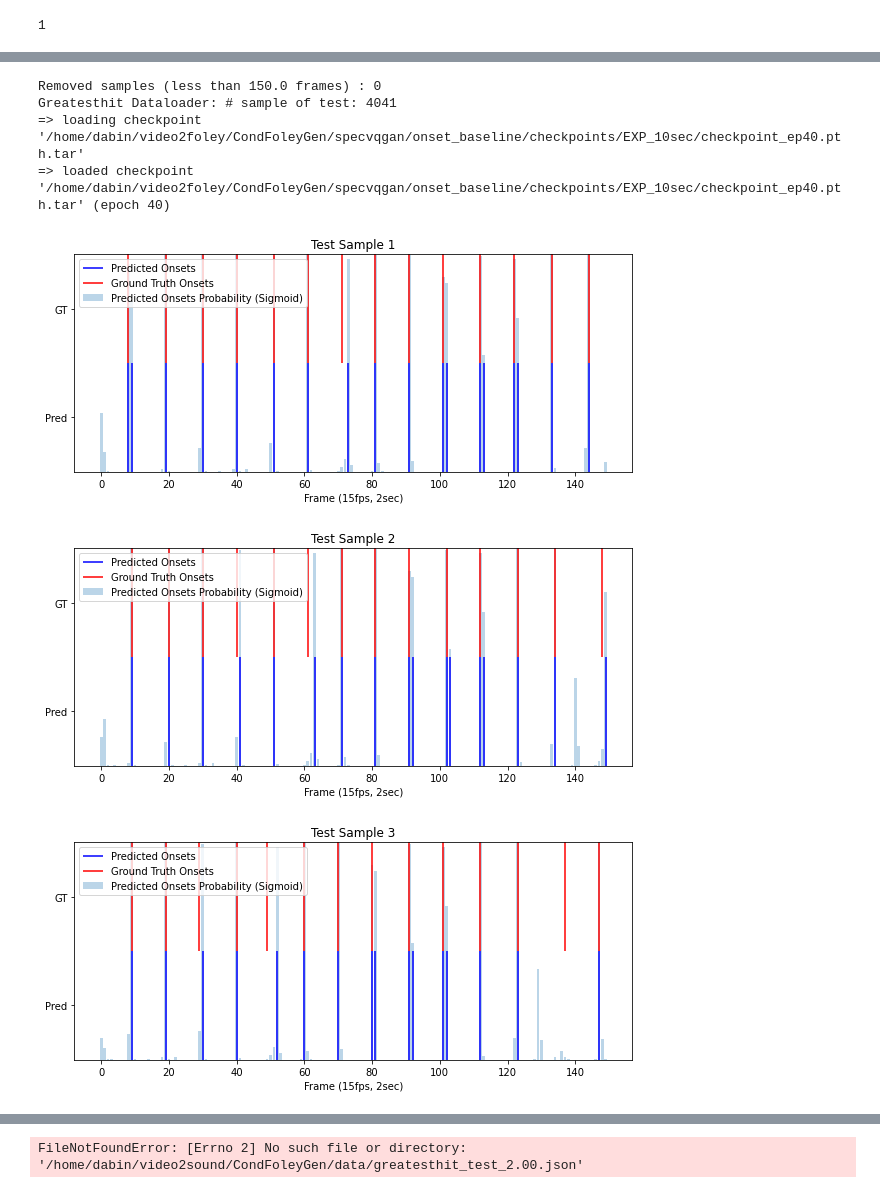
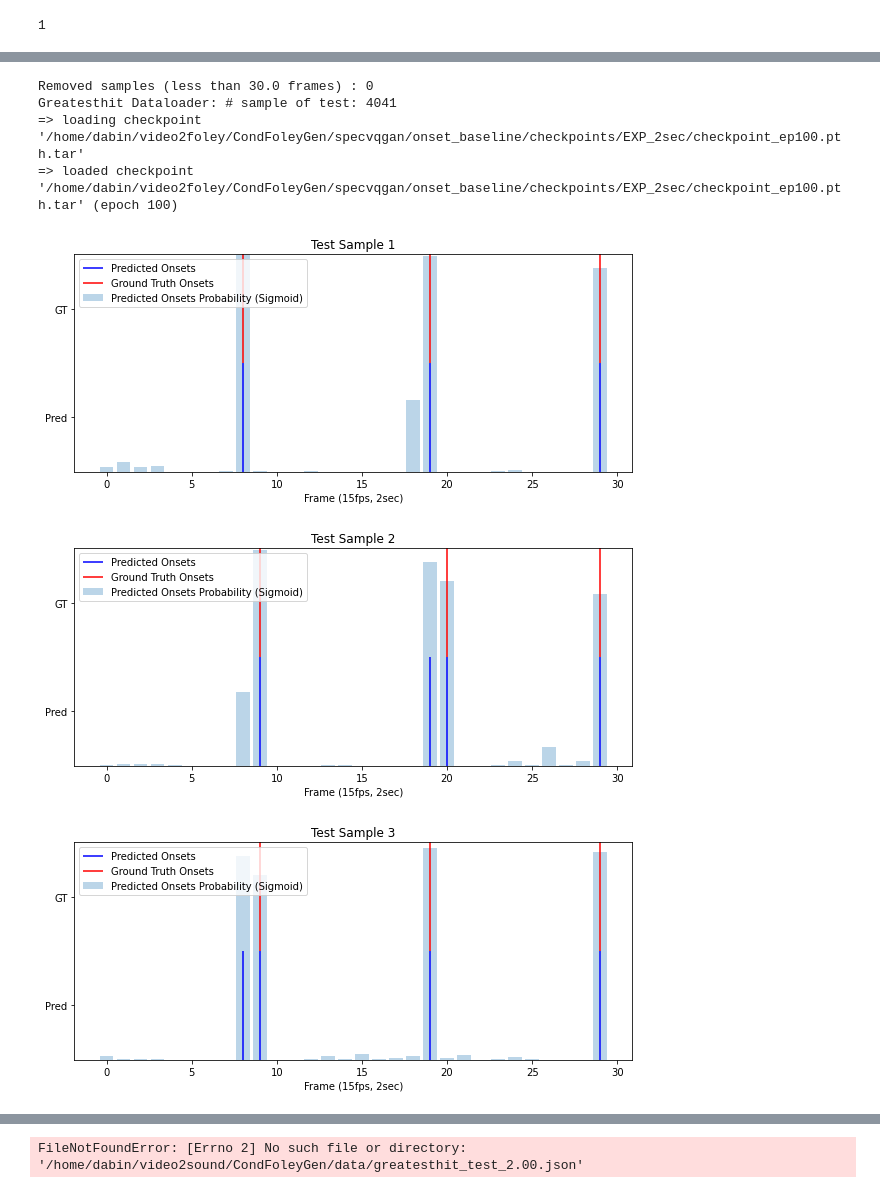
Before and after one commit to dabinkim0/CondFoleyGen-Onset-RMS-Prediction, a Jupyter notebook: specvqgan/onset_baseline/inference.ipynb, the cells around one changed output, grey strips where cells are left out. Saved outputs shown, nothing was run; the diff lists cells and outputs as text; code cells hidden in the pictures.

```diff
--- a/specvqgan/onset_baseline/inference.ipynb
+++ b/specvqgan/onset_baseline/inference.ipynb
@@ -185,7 +148,9 @@ def eval_onsets(onset1, onset2, wav2, delta=0.1, conf_interval=int(0.05*22050),
     return acc, ap, onset2_res, y_gt, y_pred
 # %%
 # Model checkpoint
-checkpoint_path = '/home/dabin/video2foley/CondFoleyGen/specvqgan/onset_baseline/checkpoints/EXP_10sec/checkpoint_ep40.pth.tar'
+checkpoint_path = '/home/dabin/video2foley/CondFoleyGen/specvqgan/onset_baseline/checkpoints/EXP_2sec/checkpoint_ep100.pth.tar'
+# checkpoint_path = '/home/dabin/video2foley/CondFoleyGen/specvqgan/onset_baseline/checkpoints/EXP_10sec/checkpoint_ep50.pth.tar'
+
 args = init_args()
 device = torch.device("cuda" if torch.cuda.is_available() else "cpu")
 
@@ -248,9 +213,22 @@ pr, rc, th = precision_recall_curve(all_y_gt, all_y_pred)
 print(f"Overall Test Set - Accuracy: {overall_acc:.2f}, AP: {overall_ap:.2f}")
 print(f"Precision: {pr}")
 print(f"Recall: {rc}")
+print(f"Avg of Precision: {np.mean(pr)}")
+print(f"Avg of Recall: {np.mean(rc)}")
 
 plt.plot(rc, pr)
 plt.title(f'Precision-Recall Curve\nAP: {overall_ap:.2f}')
 plt.ylim((0, 1))
 plt.show()
+
+# With Confidence Interval and Onset NMS
+# Avg of Precision: 0.6094297728938918
+# Avg of Recall: 0.3967236546923449
+
+# Without Confidence Interval / With Onset NMS
+
+
+# Without Confidence Interval and Onset NMS
+# Avg of Precision: 0.7116729990231255
+# Avg of Recall: 0.3838740571856975
 # %% [output]
@@ -266,6 +245,8 @@ Recall: [1.00000000e+00 6.48937159e-01 6.48937159e-01 ... 2.32399603e-04
 # %%
 # Model checkpoint
-checkpoint_path = '/home/dabin/video2foley/CondFoleyGen/specvqgan/onset_baseline/checkpoints/EXP_10sec/checkpoint_ep40.pth.tar'
+checkpoint_path = '/home/dabin/video2foley/CondFoleyGen/specvqgan/onset_baseline/checkpoints/EXP_2sec/checkpoint_ep100.pth.tar'
+# checkpoint_path = '/home/dabin/video2foley/CondFoleyGen/specvqgan/onset_baseline/checkpoints/EXP_10sec/checkpoint_ep50.pth.tar'
+
 args = init_args()
 device = torch.device("cuda" if torch.cuda.is_available() else "cpu")
 
@@ -305,67 +286,36 @@ for step, batch in enumerate(test_loader):
 
     # Sigmoid to pred_np
     pred_prob = 1 / (1 + np.exp(-pred_np))
     pred_np = np.where(pred_prob > 0.5, 1.0, 0.0)
 
-    # target_np to frame
-    target_frames = np.where(target_np[0] == 1)[0]
-    target_times = librosa.samples_to_time(target_frames, sr=15)    # min: 0, maix: frame_len-1
-
-    # pred_np to frame
-    pred_frames = np.where(pred_np[0] == 1)[0]
-    pred_times = librosa.samples_to_time(pred_frames, sr=15)        # min: 0, maix: frame_len-1
-
-    # target_frames:  [  8  19  30  40  51  61  71  81  91 101 112 122 133 144] (15fps, 10sec)
-    # pred_frames:  [  8  19  29  30  40  50  51  61  81  91 101 102 112 122 133 144] (15fps, 10sec)
-
-    onset1 = target_times       # gt
-    onset2 = pred_times         # pred
-
-    # acc, ap, onset2_res, y_gt, y_pred = eval_onsets(onset1, onset2, logits)
-    # all_y_gt.extend(y_gt)
-    # all_y_pred.extend(y_pred)
-    # all_acc.append(acc)
-    # print(f"Test Sample {step+1} - Accuracy: {acc:.2f}, AP: {ap:.2f}")
 
     plt.figure(figsize=(10, 4))
 
     # Predicted onsets (Sigmoid)
     plt.bar(range(len(pred_prob[0])), pred_prob[0], alpha=0.3, label='Predicted Onsets Probability (Sigmoid)')
 
     # Predicted onsets
     pred_np = np.where(pred_np[0] == 1)[0]
     plt.vlines(pred_np, 0.0, 0.5, colors='b', linestyles='solid', label='Predicted Onsets')
 
     # Ground truth onsets
     target_np = np.where(target_np[0] == 1)[0]
     plt.vlines(target_np, 0.5, 1.0, colors='r', linestyles='solid', label='Ground Truth Onsets')
 
     plt.ylim(0, 1)
     plt.yticks([0.25, 0.75], ['Pred', 'GT'])
     plt.xlabel('Frame (15fps, 2sec)')
     plt.legend(loc='upper left')
     plt.title(f'Test Sample {step+1}')
     plt.show()
 
     if step >= 10:
         break
-
-# Evaluate the model
-# overall_acc = np.mean(all_acc)
-# overall_ap = average_precision_score(all_y_gt, all_y_pred)
-
-# print(f"Overall Test Set - Accuracy: {overall_acc:.2f}, AP: {overall_ap:.2f}")
-
-# pr, rc, th = precision_recall_curve(all_y_gt, all_y_pred)
-# plt.plot(rc, pr)
-# plt.title(f'Precision-Recall Curve\nAP: {overall_ap:.2f}')
-# plt.ylim((0, 1))
-# plt.show()
 # %% [output]
-Removed samples (less than 150.0 frames) : 0
+Removed samples (less than 30.0 frames) : 0
 Greatesthit Dataloader: # sample of test: 4041
-=> loading checkpoint '/home/dabin/video2foley/CondFoleyGen/specvqgan/onset_baseline/checkpoints/EXP_10sec/checkpoint_ep40.pth.tar'
-=> loaded checkpoint '/home/dabin/video2foley/CondFoleyGen/specvqgan/onset_baseline/checkpoints/EXP_10sec/checkpoint_ep40.pth.tar' (epoch 40)
+=> loading checkpoint '/home/dabin/video2foley/CondFoleyGen/specvqgan/onset_baseline/checkpoints/EXP_2sec/checkpoint_ep100.pth.tar'
+=> loaded checkpoint '/home/dabin/video2foley/CondFoleyGen/specvqgan/onset_baseline/checkpoints/EXP_2sec/checkpoint_ep100.pth.tar' (epoch 100)
-[figure, old version]
+[figure, new version]
-[figure, old version]
+[figure, new version]
-[figure, old version]
+[figure, new version]
```
Also changed, not shown: parts of 4 cells of this notebook, 1 other file.
